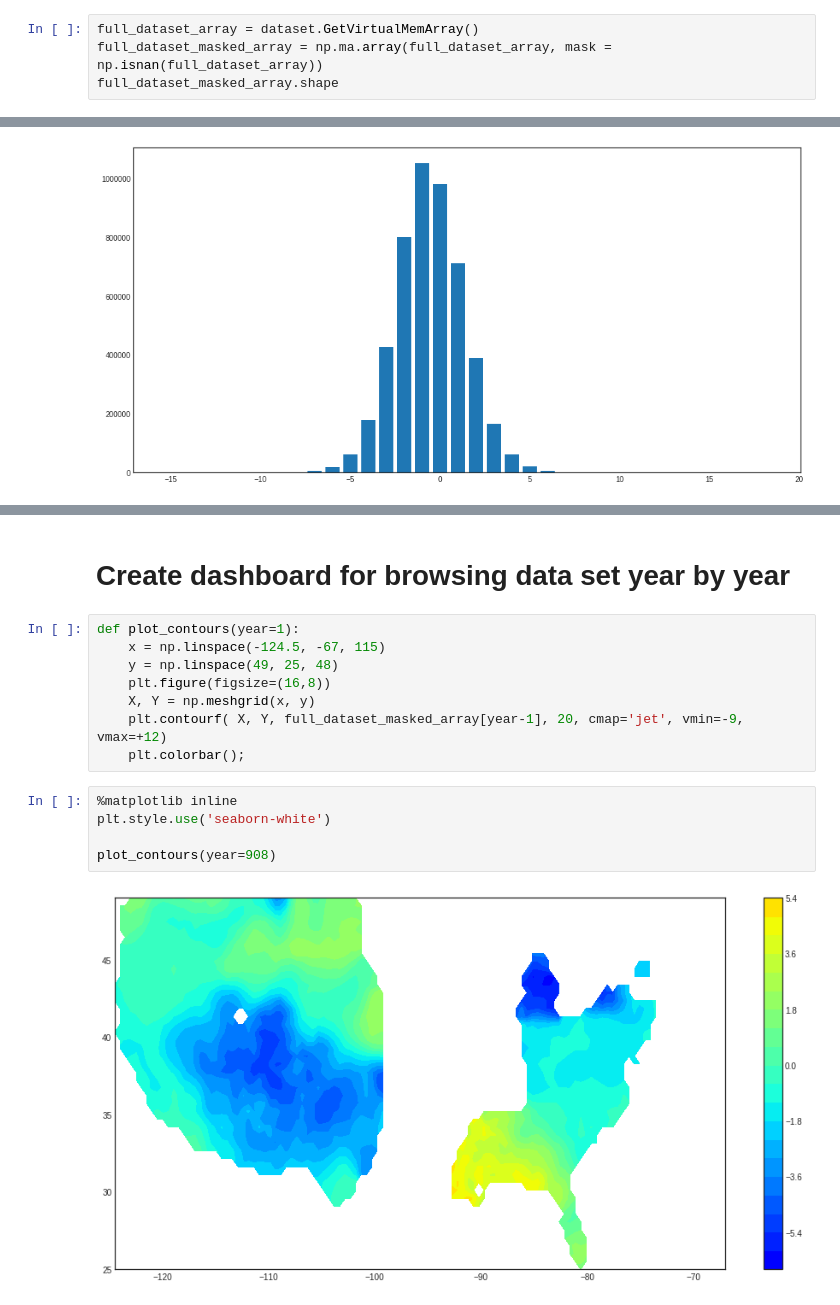
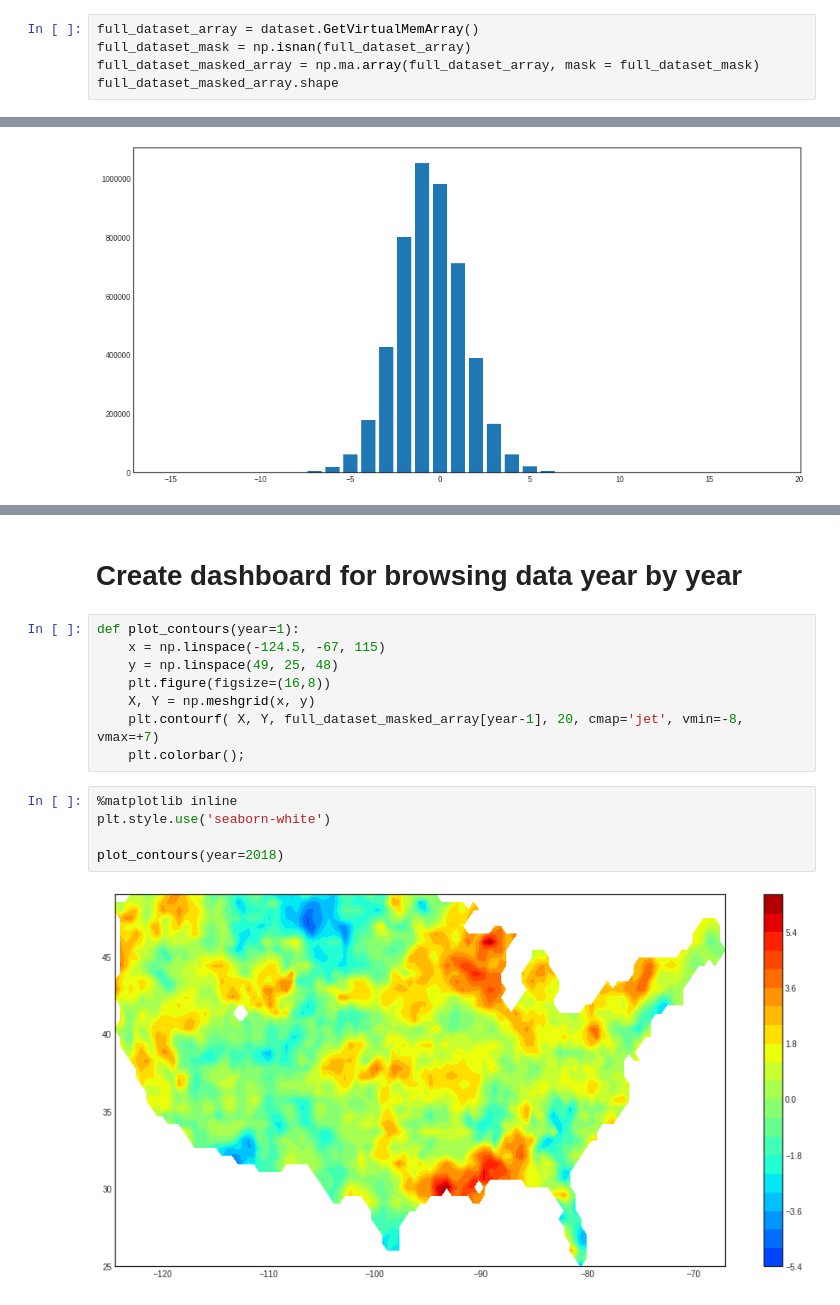
Before and after one commit to openskope/skope-notebooks, a Jupyter notebook: download_lbda_v2_dataset_from_noaa.ipynb, the cells around one changed output, grey strips where cells are left out. Saved outputs shown, nothing was run; the diff lists cells and outputs as text.

```diff
--- a/download_lbda_v2_dataset_from_noaa.ipynb
+++ b/download_lbda_v2_dataset_from_noaa.ipynb
@@ -271,7 +271,8 @@ plt.colorbar();
 The array is indexed by: (**year**, **lat_index**, **long_index**)
 # %%
 full_dataset_array = dataset.GetVirtualMemArray()
-full_dataset_masked_array = np.ma.array(full_dataset_array, mask = np.isnan(full_dataset_array))
+full_dataset_mask = np.isnan(full_dataset_array)
+full_dataset_masked_array = np.ma.array(full_dataset_array, mask = full_dataset_mask)
 full_dataset_masked_array.shape
 # %% [output]
 (2018, 48, 115)
@@ -347,17 +391,17 @@ plt.bar(x=bins['gte'], height=bins['count'])
 # %% [markdown]
-# Create dashboard for browsing data set year by year
+# Create dashboard for browsing data year by year
 # %%
 def plot_contours(year=1):
     x = np.linspace(-124.5, -67, 115)
     y = np.linspace(49, 25, 48)
     plt.figure(figsize=(16,8))
     X, Y = np.meshgrid(x, y)
-    plt.contourf( X, Y, full_dataset_masked_array[year-1], 20, cmap='jet', vmin=-9, vmax=+12)
+    plt.contourf( X, Y, full_dataset_masked_array[year-1], 20, cmap='jet', vmin=-8, vmax=+7)
     plt.colorbar();
 # %%
 %matplotlib inline
 plt.style.use('seaborn-white')
 
-plot_contours(year=908)
+plot_contours(year=2018)
 # %% [output]
-[figure, old version]
+[figure, new version]
```
Also changed, not shown: parts of 10 cells of this notebook.
